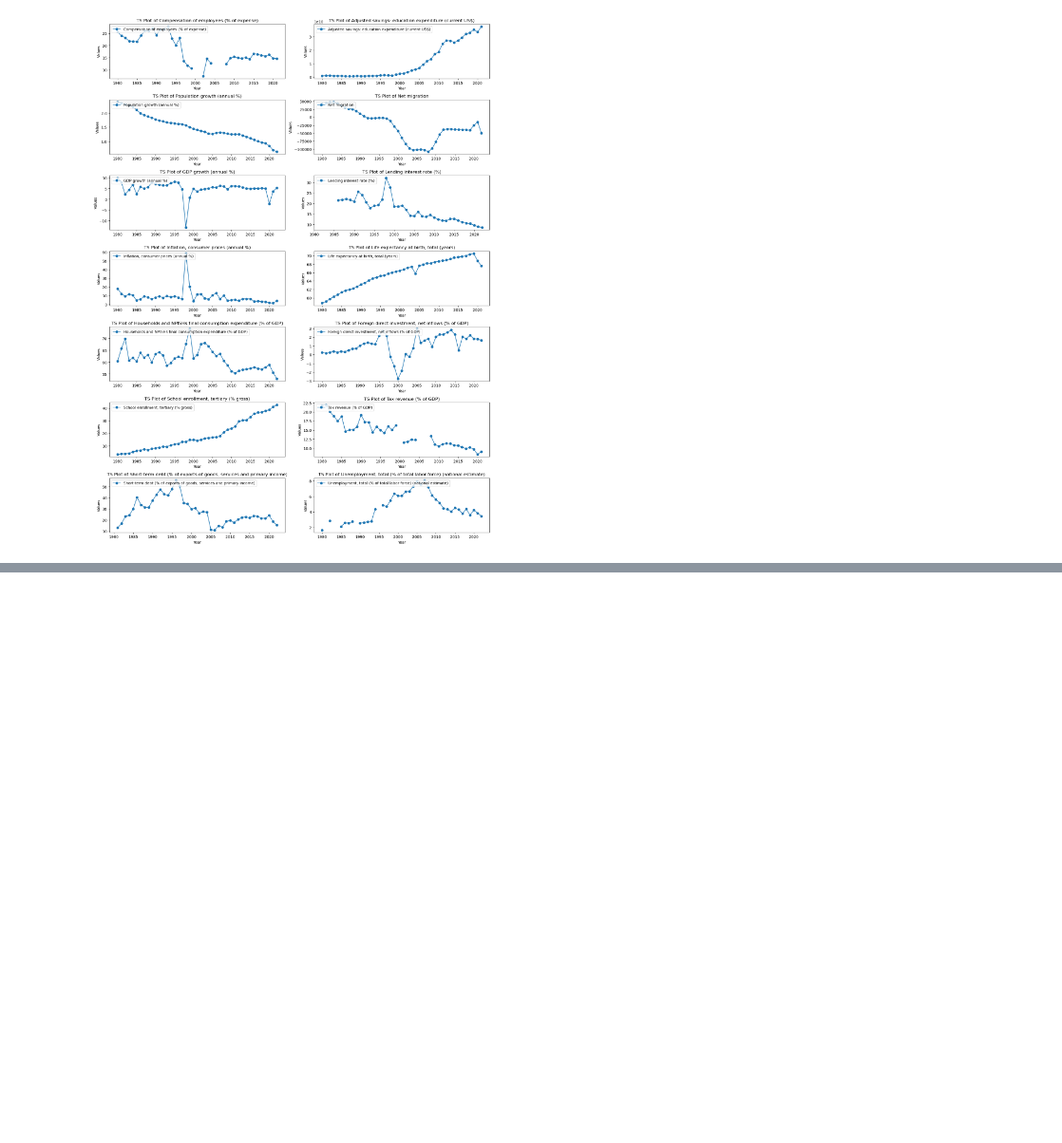
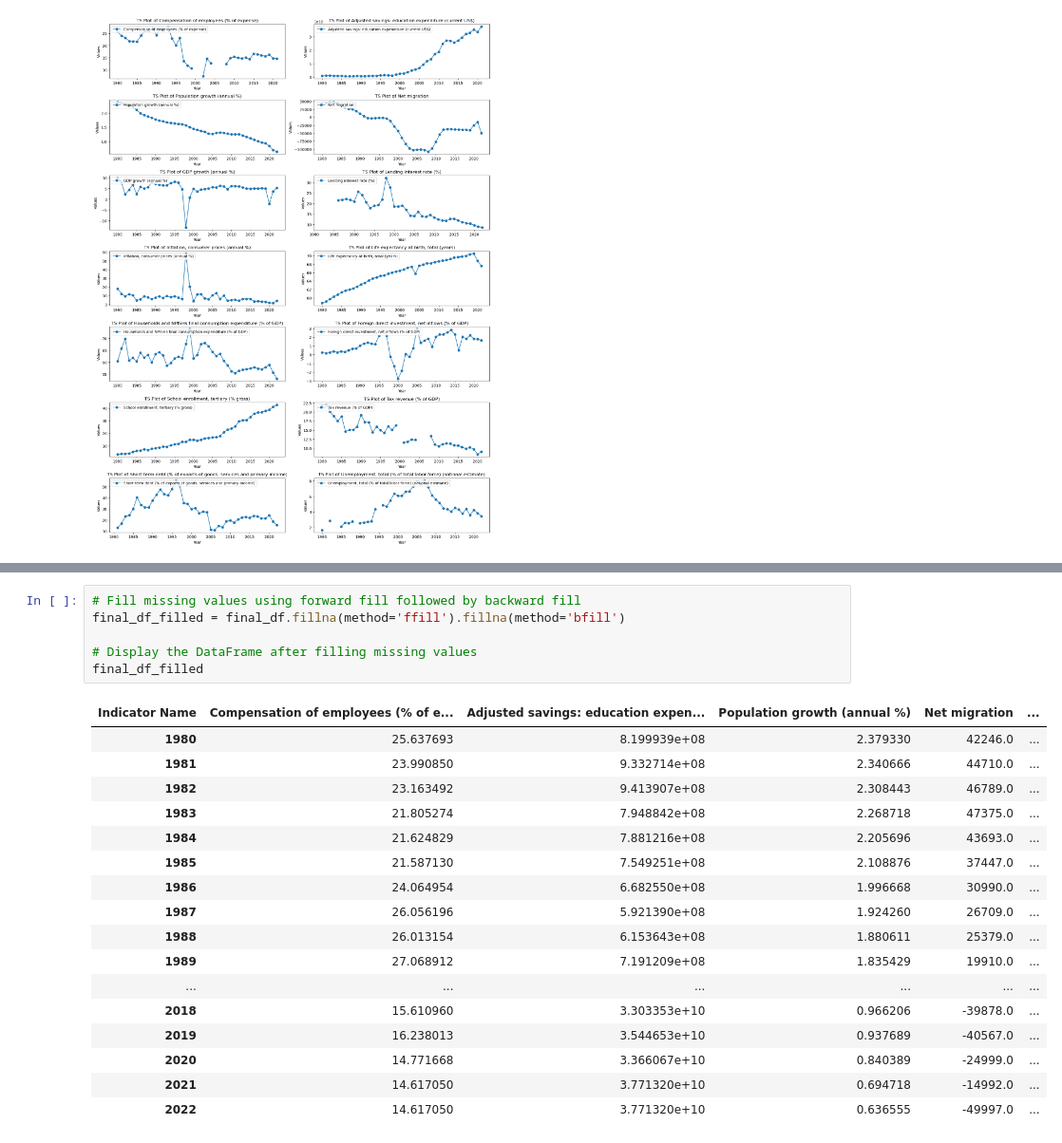
Before and after one commit to cmulya/DATA583-Project, a Jupyter notebook: Project Files/DATA_583_EDA.ipynb, the cells around one changed output, grey strips where cells are left out. Shown at 95% size. Cells and saved outputs as stored; diff of their text form; blank space fills up the shorter version.

```diff
--- a/Project Files/DATA_583_EDA.ipynb
+++ b/Project Files/DATA_583_EDA.ipynb
@@ -329,0 +353,24 @@ plt.show()
+# %%
+# Fill missing values using forward fill followed by backward fill
+final_df_filled = final_df.fillna(method='ffill').fillna(method='bfill')
+
+# Display the DataFrame after filling missing values
+final_df_filled
+# %% [output]
+| Indicator Name | Compensation of employees (% of e... | Adjusted savings: education expen... | Population growth (annual %) | Net migration | ... |
+| 1980 | 25.637693 | 8.199939e+08 | 2.379330 | 42246.0 | ... |
+| 1981 | 23.990850 | 9.332714e+08 | 2.340666 | 44710.0 | ... |
+| 1982 | 23.163492 | 9.413907e+08 | 2.308443 | 46789.0 | ... |
+| 1983 | 21.805274 | 7.948842e+08 | 2.268718 | 47375.0 | ... |
+| 1984 | 21.624829 | 7.881216e+08 | 2.205696 | 43693.0 | ... |
+| 1985 | 21.587130 | 7.549251e+08 | 2.108876 | 37447.0 | ... |
+| 1986 | 24.064954 | 6.682550e+08 | 1.996668 | 30990.0 | ... |
+| 1987 | 26.056196 | 5.921390e+08 | 1.924260 | 26709.0 | ... |
+| 1988 | 26.013154 | 6.153643e+08 | 1.880611 | 25379.0 | ... |
+| 1989 | 27.068912 | 7.191209e+08 | 1.835429 | 19910.0 | ... |
+| ... | ... | ... | ... | ... | ... |
+| 2018 | 15.610960 | 3.303353e+10 | 0.966206 | -39878.0 | ... |
+| 2019 | 16.238013 | 3.544653e+10 | 0.937689 | -40567.0 | ... |
+| 2020 | 14.771668 | 3.366067e+10 | 0.840389 | -24999.0 | ... |
+| 2021 | 14.617050 | 3.771320e+10 | 0.694718 | -14992.0 | ... |
+| 2022 | 14.617050 | 3.771320e+10 | 0.636555 | -49997.0 | ... |
```
Also changed, not shown: parts of 7 cells of this notebook, 1 other file.
